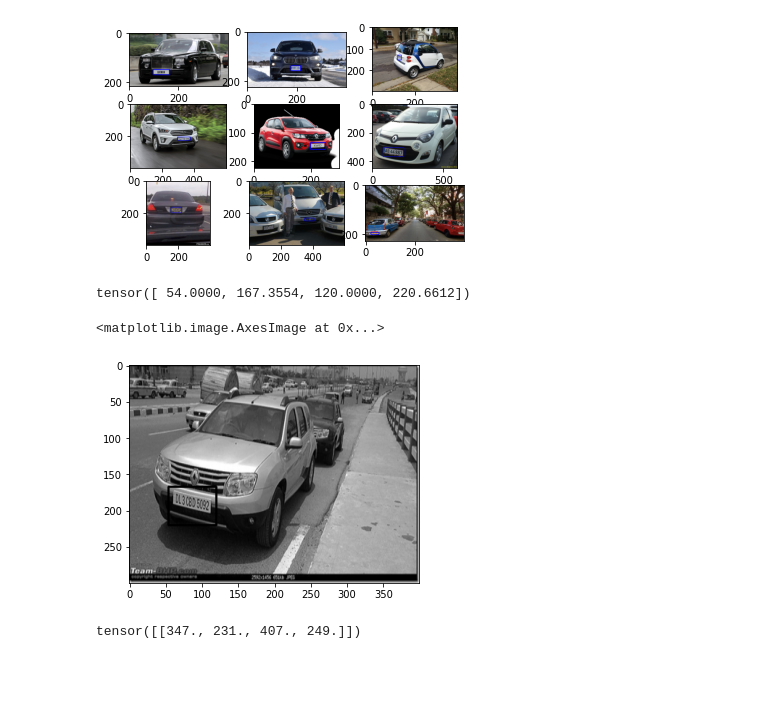
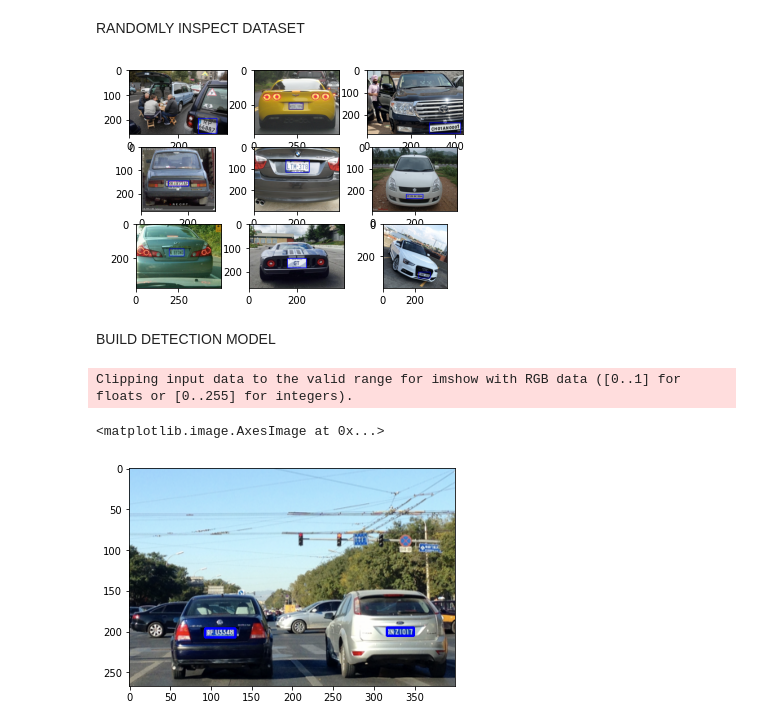
Before and after one commit to KwameNet/Licence_Detection, a Jupyter notebook: License_Plate_Detector/1_Prepare_data/Notebooks/Untitled.ipynb, the cells around one changed output. Drawn from its saved outputs; the diff is of its cells as text; code cells hidden in the pictures; blank space fills up the shorter version.

```diff
--- a/License_Plate_Detector/1_Prepare_data/Notebooks/Untitled.ipynb
+++ b/License_Plate_Detector/1_Prepare_data/Notebooks/Untitled.ipynb
@@ -45,13 +69,14 @@ class CarDataset(torch.utils.data.Dataset):
 
         image_id = torch.tensor([idx])
         area = (boxes[:, 3] - boxes[:, 1]) * (boxes[:, 2] - boxes[:, 0])
-
+        iscrowd = torch.zeros((num_objs,), dtype=torch.int64)
 
         target = {}
         target["boxes"] = boxes
         target["labels"] = labels
-        #target["image_id"] = image_id
-        #target["area"] = area
+        target["image_id"] = image_id
+        target["area"] = area
+        target["iscrowd"] = iscrowd
 
         if self.transforms is not None:
             img, target = self.transforms(img, target)
@@ -63,3 +103,5 @@ class CarDataset(torch.utils.data.Dataset):
+# %% [markdown]
+RANDOMLY INSPECT DATASET
 # %%
 import cv2
 import matplotlib.pyplot as plt
@@ -78,4 +120,4 @@ def display_rand_images():
 # %%
 display_rand_images()
 # %% [output]
-[figure, old version]
+[figure, new version]
@@ -170,0 +124,2 @@ class ToTensor(object):
+# %% [markdown]
+BUILD DETECTION MODEL
@@ -171,33 +142,36 @@ class ToTensor(object):
+# %%
+from engine import train_one_epoch, evaluate
+import utils
+import transforms as T
+
+
+def get_transform(train):
+    transforms = []
+    # converts the image, a PIL image, into a PyTorch Tensor
+    transforms.append(T.PILToTensor())
+    transforms.append( T.ConvertImageDtype(torch.float32))
+    if train:
+        # during training, randomly flip the training images
+        # and ground-truth for data augmentation
+        transforms.append(T.RandomHorizontalFlip(0.5))
+    return T.Compose(transforms)
 # %%
-# test out some of these transforms
-
-composed = transforms.Compose([ Rescale((300,400)), Normalize()
-                                ])
 
 # apply the transforms to a sample image
-dataset = CarDataset('../Data')
-test_num = 60
+dataset = CarDataset('../Data', get_transform(train = True))
+test_num = 50
 img, targets = dataset[test_num]
 
 fig = plt.figure()
-transformed_sample = composed(img, targets)
-imag = np.asarray(transformed_sample[0])
-for box in transformed_sample[1]["boxes"] :
-    box = (box * 200) + 200
-    print(box)
-    imag = cv2.rectangle(imag, (int(box[0]), int(box[1])), (int(box[2]), int(box[3])), (0,0,255), 2)
+image = img.numpy()
+image = np.swapaxes(image, 0, 2)
+image = np.swapaxes(image, 0, 1)
+for box in targets["boxes"] :
+    imag = cv2.rectangle(image , (int(box[0]), int(box[1])), (int(box[2]), int(box[3])), (0,0,255), 2)
 
 
-plt.imshow(imag, cmap = 'gray')
+plt.imshow(imag)
 # %% [output]
-tensor([ 54.0000, 167.3554, 120.0000, 220.6612])
+Clipping input data to the valid range for imshow with RGB data ([0..1] for floats or [0..255] for integers).
 <matplotlib.image.AxesImage at 0x...>
-[figure, old version]
+[figure, new version]
-# %%
-dataset = CarDataset('../Data')
-test_num = 140
-img, targets = dataset[test_num]
-
-targets["boxes"]
-# %% [output]
-tensor([[347., 231., 407., 249.]])
```
Also changed, not shown: parts of 23 cells of this notebook, 9 other files.
